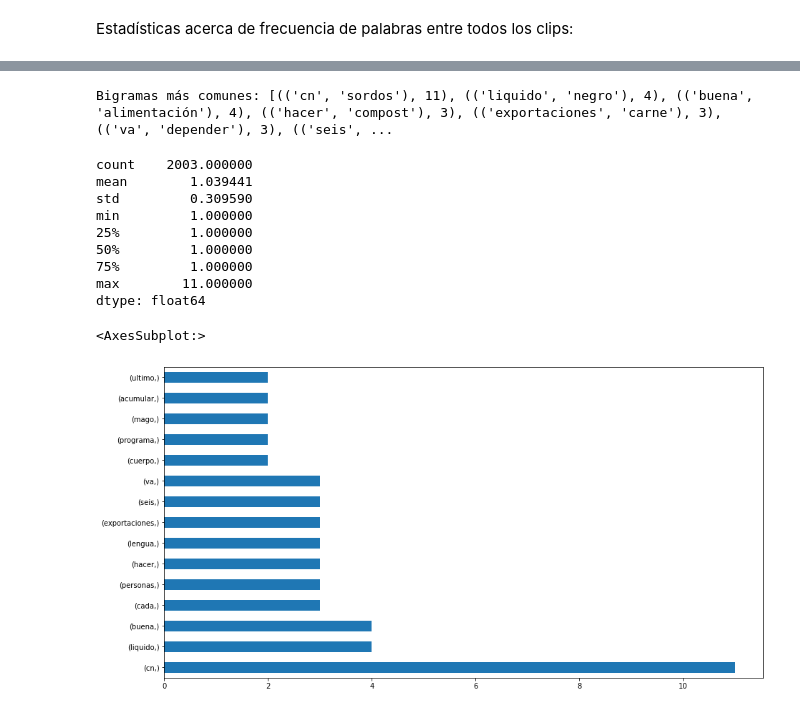
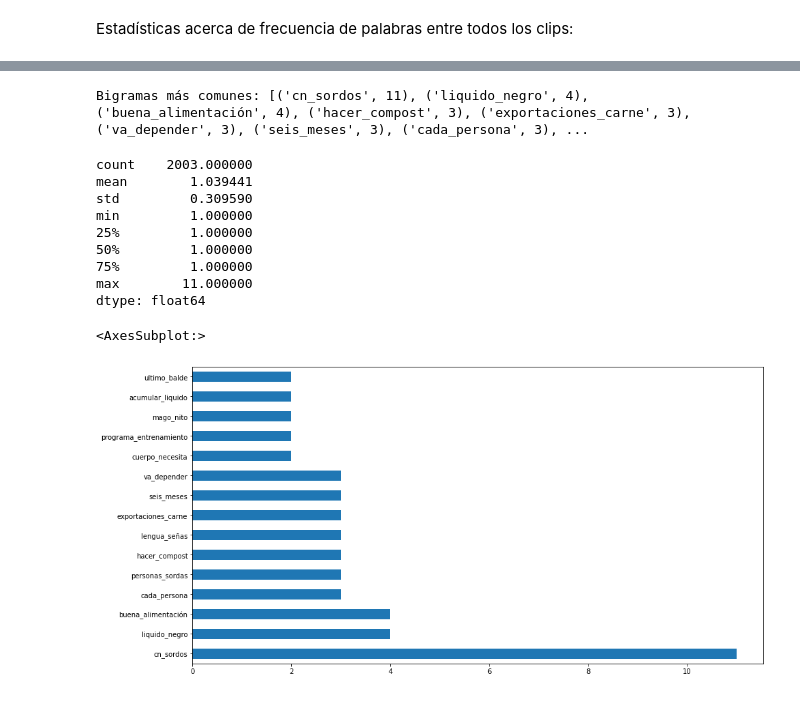
Before and after one commit to midusi/LSA-T, a Jupyter notebook: subtitles-analysis.ipynb, the cells around one changed output, grey strips where cells are left out. Cells and saved outputs as stored; diff of their text form; code cells hidden in the pictures.

```diff
--- a/subtitles-analysis.ipynb
+++ b/subtitles-analysis.ipynb
@@ -18,7 +18,7 @@ def clean_word(word: str, chars: list[str], rep: str = '') -> str:
         word = word.replace(c,rep)
     return word
 
-inv_chars = ['\n', ',', '.', '"', '-', '?', '!', '¿', '¡']
+inv_chars = ['\n', ',', '.', '"', '-', '?', '!', '¿', '¡', '_']
 
 # cuts data contains list of data for each cut json file
 cuts_data: list[CutData] = []
@@ -110,23 +114,23 @@ dtype: float64
 [figure]
 # %%
-total_bigrams = [tuple(total_words[i:i + 2]) for i in range(len(total_words))]
+total_bigrams = ['_'.join(total_words[i:i + 2]) for i in range(len(total_words))]
 bigram_count = Counter(total_bigrams)
 print('Bigramas más comunes:', bigram_count.most_common(10))
 
 total_bigrams_s = pd.Series(bigram_count).sort_values(ascending=False)
 display(total_bigrams_s.describe())
 display(total_bigrams_s.iloc[:15].plot.barh(figsize=(15,8)))
 # %% [output]
-Bigramas más comunes: [(('cn', 'sordos'), 11), (('liquido', 'negro'), 4), (('buena', 'alimentación'), 4), (('hacer', 'compost'), 3), (('exportaciones', 'carne'), 3), (('va', 'depender'), 3), (('seis', ...
+Bigramas más comunes: [('cn_sordos', 11), ('liquido_negro', 4), ('buena_alimentación', 4), ('hacer_compost', 3), ('exportaciones_carne', 3), ('va_depender', 3), ('seis_meses', 3), ('cada_persona', 3), ...
 count    2003.000000
 mean        1.039441
 std         0.309590
 min         1.000000
 25%         1.000000
 50%         1.000000
 75%         1.000000
 max        11.000000
 dtype: float64
 <AxesSubplot:>
-[figure, old version]
+[figure, new version]
 # %%
```
Also changed, not shown: parts of 3 cells of this notebook.
